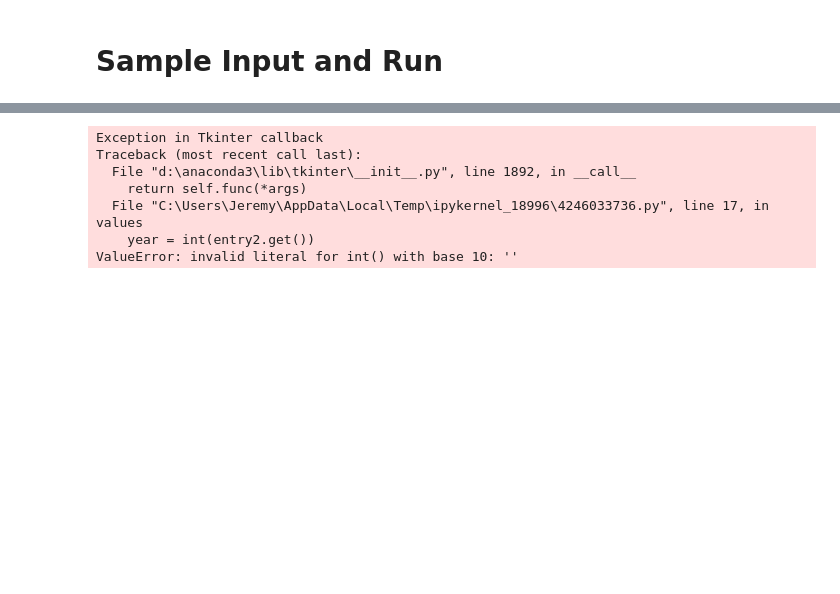
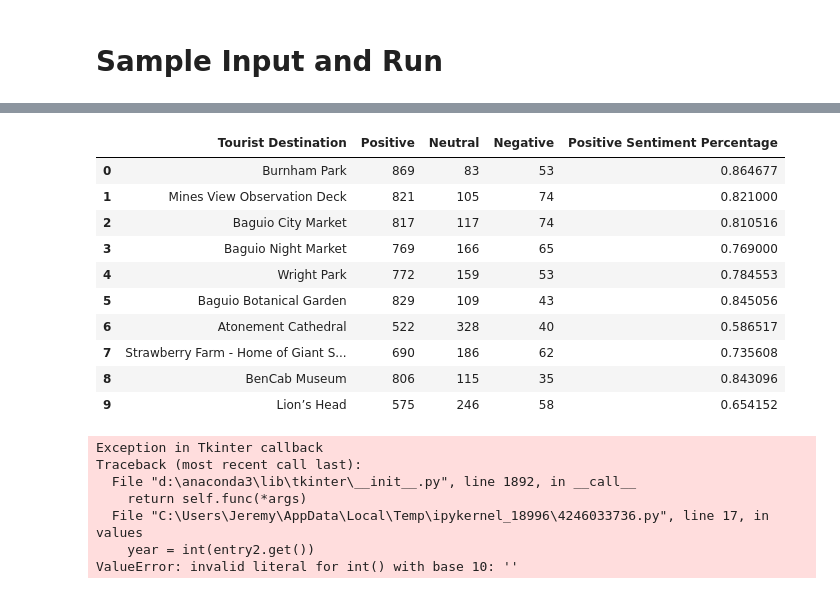
Before and after one commit to CS-HELL/PH-TouristSpots-Analysis, a Jupyter notebook: training/tfidf_vectorizer_train_part2.ipynb, the cells around one changed output, grey strips where cells are left out. Saved outputs shown, nothing was run; the diff lists cells and outputs as text; code cells hidden in the pictures; blank space fills up the shorter version.

Commit message:
Update tfidf_vectorizer_train_part2.ipynb
Added Positive Sentiment Percentage to table

```diff
--- a/training/tfidf_vectorizer_train_part2.ipynb
+++ b/training/tfidf_vectorizer_train_part2.ipynb
@@ -329,0 +282,29 @@ comparison.sort_values(by=['Weights'], ascending=False)[0:2]
+# %%
+top10_destinations_reviews_df = pd.read_csv(r'../csv/cleaned/cleaned_variations_review_posts_features.csv')
+
+sentiments = top10_destinations_reviews_df['sent_analysis'].unique()
+tourist_destinations = top10_destinations_reviews_df['tourist_destination'].unique()
+tourist_destinations[6] = 'Atonement Cathedral'
+
+sentiments = {}
+
+for tourist_destination in tourist_destinations:
+    contain_values = top10_destinations_reviews_df[top10_destinations_reviews_df['tourist_destination'].str.contains(tourist_destination)]
+    #display(pd.DataFrame(contain_values.sent_analysis.value_counts()))
+    sentiments[str(tourist_destination)] = []
+    for idx, name in enumerate(contain_values.sent_analysis.value_counts().tolist()):
+        sentiments[str(tourist_destination)].append(contain_values.sent_analysis.value_counts()[idx])
+#sentiments
+
+positive = []
+neutral = []
+negative = []
+
+for idx, value in sentiments.items():
+    positive.append(value[0])
+    neutral.append(value[1])
+    negative.append(value[2])
+
+
+sentiment_analysis_df = pd.DataFrame(zip(tourist_destinations, positive, neutral, negative), columns = ['Tourist Destination', 'Positive', 'Neutral', 'Negative'])
+sentiment_analysis_df
@@ -330,3 +323,19 @@ comparison.sort_values(by=['Weights'], ascending=False)[0:2]
+# %%
+positive_sentiment_percentage = sentiment_analysis_df.loc[:, "Positive"] / (sentiment_analysis_df.loc[:, "Positive"] + sentiment_analysis_df.loc[:, "Neutral"] + sentiment_analysis_df.loc[:, "Negative"])
+sentiment_analysis_df['Positive Sentiment Percentage'] = positive_sentiment_percentage
+sentiment_analysis_df
+# %% [output]
+|  | Tourist Destination | Positive | Neutral | Negative | Positive Sentiment Percentage |
+| 0 | Burnham Park | 869 | 83 | 53 | 0.864677 |
+| 1 | Mines View Observation Deck | 821 | 105 | 74 | 0.821000 |
+| 2 | Baguio City Market | 817 | 117 | 74 | 0.810516 |
+| 3 | Baguio Night Market | 769 | 166 | 65 | 0.769000 |
+| 4 | Wright Park | 772 | 159 | 53 | 0.784553 |
+| 5 | Baguio Botanical Garden | 829 | 109 | 43 | 0.845056 |
+| 6 | Atonement Cathedral | 522 | 328 | 40 | 0.586517 |
+| 7 | Strawberry Farm - Home of Giant S... | 690 | 186 | 62 | 0.735608 |
+| 8 | BenCab Museum | 806 | 115 | 35 | 0.843096 |
+| 9 | Lion’s Head | 575 | 246 | 58 | 0.654152 |
 # %%
 import tkinter as tk
 from matplotlib.backends.backend_tkagg import FigureCanvasTkAgg
```
Also changed, not shown: parts of 10 cells of this notebook.
